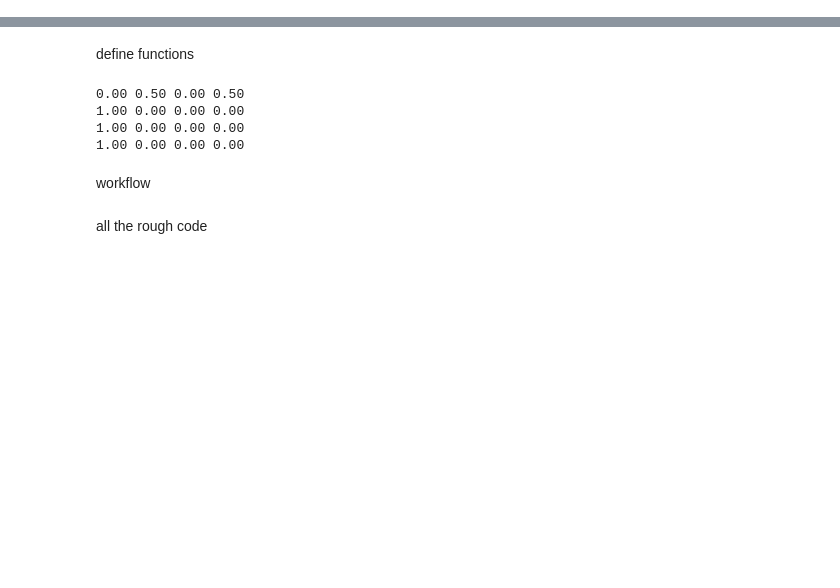
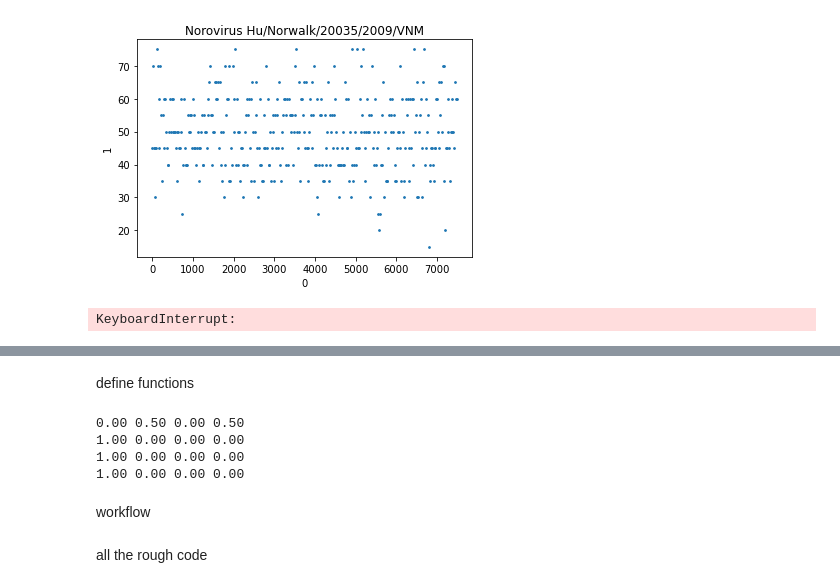
Before and after one commit to DeadlineWasYesterday/V-Classifier, a Jupyter notebook: Ele Finder 1.ipynb, the cells around one changed output, grey strips where cells are left out. Saved outputs shown, nothing was run; the diff lists cells and outputs as text; code cells hidden in the pictures; blank space fills up the shorter version.

```diff
--- a/Ele Finder 1.ipynb
+++ b/Ele Finder 1.ipynb
@@ -5,0 +46,26 @@ set parameters
+# %%
+#looking at distribution of gc contenct in a genome
+
+def gc_plotter(seq, winsize):
+    qgc = []
+    for i in range(0, len(seq) - winsize + 1, winsize):
+        query = seq[i: i + winsize]
+        gc = SeqUtils.GC(query)
+        qgc.append([i, gc])
+
+    return qgc
+
+import time
+import matplotlib.pyplot as plt
+import seaborn as sns
+from IPython.display import clear_output
+
+for i,r in dfp.loc[dfp['Len'] > 5000].iterrows():
+    pd.DataFrame(gc_plotter(r['Seq'],20)).plot(x = 0, y = 1, kind='scatter', s = 3)
+    plt.title(r['Org'])
+    plt.show()
+    time.sleep(3)
+    clear_output(wait=True)
+# %% [output]
+[figure, added]
+KeyboardInterrupt:
```
Also changed, not shown: parts of 15 cells of this notebook, 8 other files.
